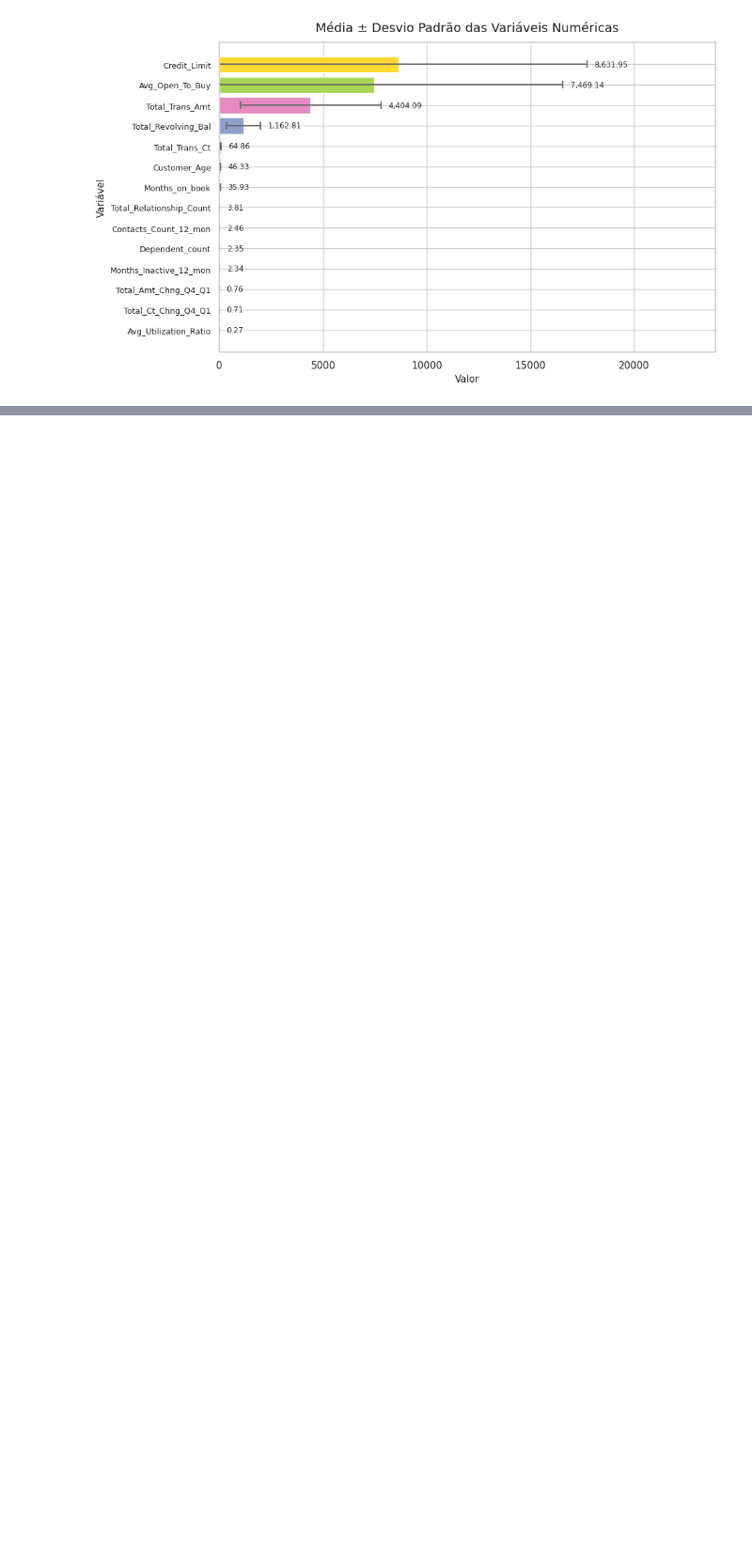
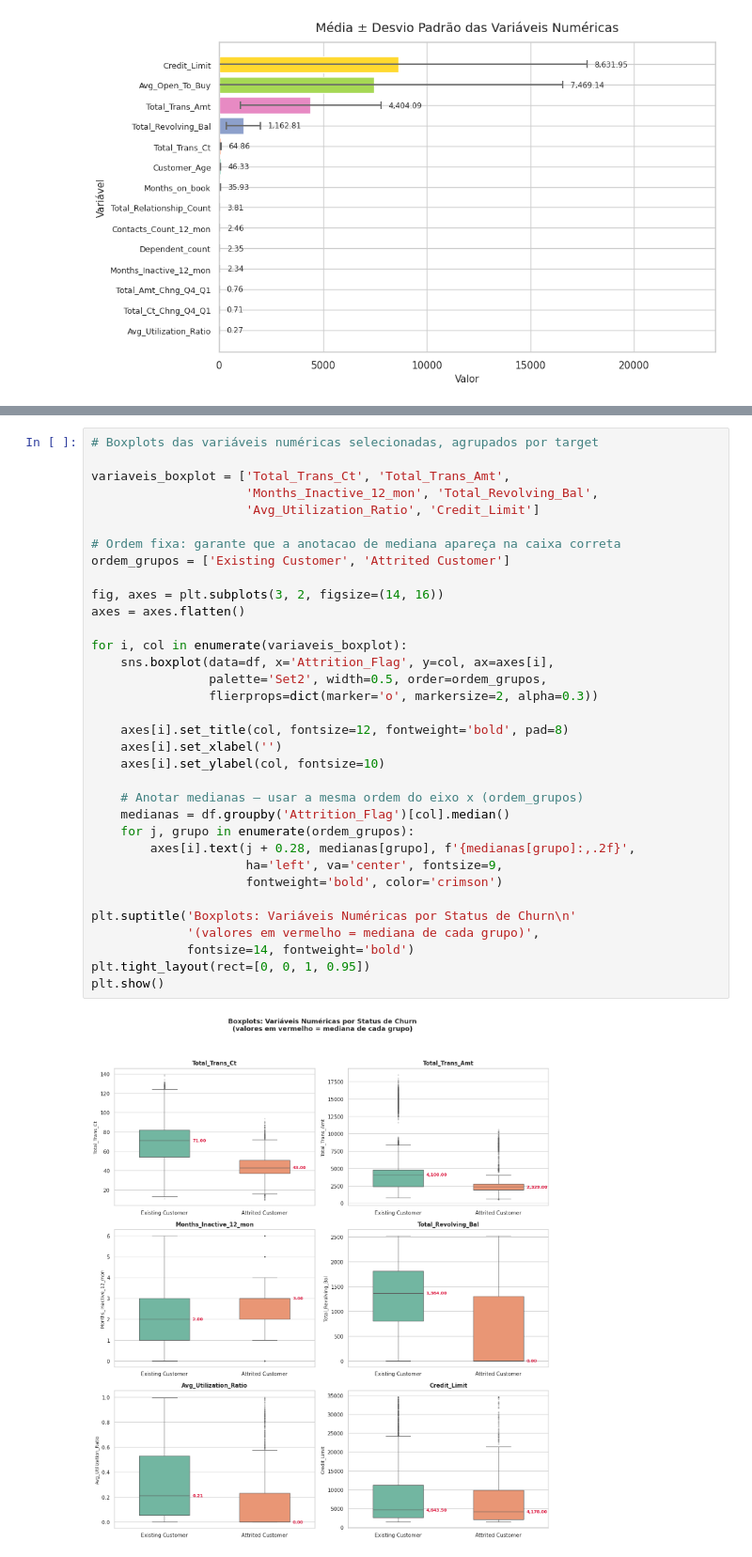
Before and after one commit to diogorblessa/mvp-credit-card-churn, a Jupyter notebook: notebooks/mvp_eda_preprocessing.ipynb, the cells around one changed output, grey strips where cells are left out. Shown at 94% size. Cells and saved outputs as stored; diff of their text form; blank space fills up the shorter version.

```diff
--- a/notebooks/mvp_eda_preprocessing.ipynb
+++ b/notebooks/mvp_eda_preprocessing.ipynb
@@ -567,0 +678,36 @@ A primeira barra é muito mais alta que as demais, mostrando que grande parte do
+# %%
+# Boxplots das variáveis numéricas selecionadas, agrupados por target
+
+variaveis_boxplot = ['Total_Trans_Ct', 'Total_Trans_Amt',
+                     'Months_Inactive_12_mon', 'Total_Revolving_Bal',
+                     'Avg_Utilization_Ratio', 'Credit_Limit']
+
+# Ordem fixa: garante que a anotacao de mediana apareça na caixa correta
+ordem_grupos = ['Existing Customer', 'Attrited Customer']
+
+fig, axes = plt.subplots(3, 2, figsize=(14, 16))
+axes = axes.flatten()
+
+for i, col in enumerate(variaveis_boxplot):
+    sns.boxplot(data=df, x='Attrition_Flag', y=col, ax=axes[i],
+                palette='Set2', width=0.5, order=ordem_grupos,
+                flierprops=dict(marker='o', markersize=2, alpha=0.3))
+
+    axes[i].set_title(col, fontsize=12, fontweight='bold', pad=8)
+    axes[i].set_xlabel('')
+    axes[i].set_ylabel(col, fontsize=10)
+
+    # Anotar medianas — usar a mesma ordem do eixo x (ordem_grupos)
+    medianas = df.groupby('Attrition_Flag')[col].median()
+    for j, grupo in enumerate(ordem_grupos):
+        axes[i].text(j + 0.28, medianas[grupo], f'{medianas[grupo]:,.2f}',
+                     ha='left', va='center', fontsize=9,
+                     fontweight='bold', color='crimson')
+
+plt.suptitle('Boxplots: Variáveis Numéricas por Status de Churn\n'
+             '(valores em vermelho = mediana de cada grupo)',
+             fontsize=14, fontweight='bold')
+plt.tight_layout(rect=[0, 0, 1, 0.95])
+plt.show()
+# %% [output]
+[figure, added]
```
Also changed, not shown: parts of 19 cells of this notebook.
